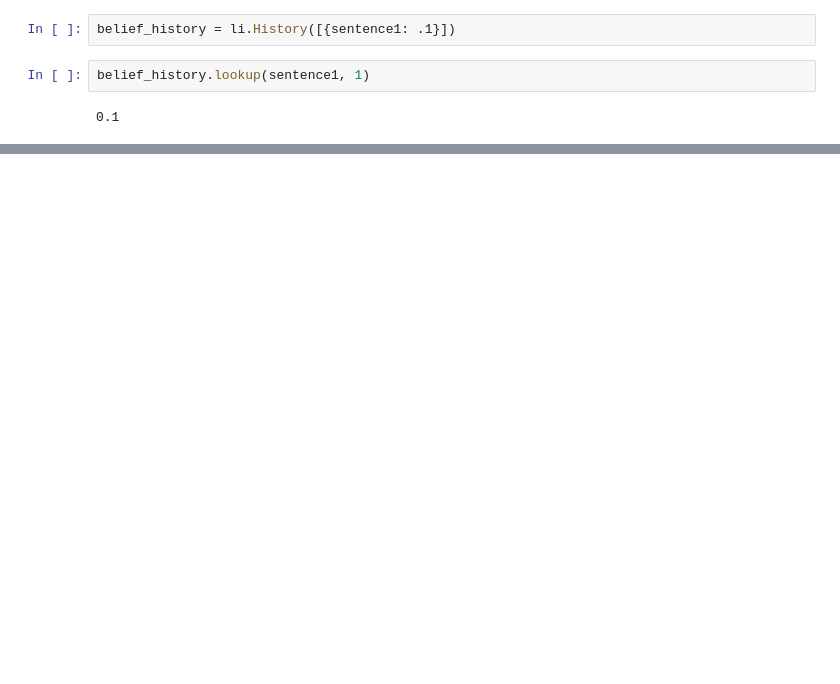
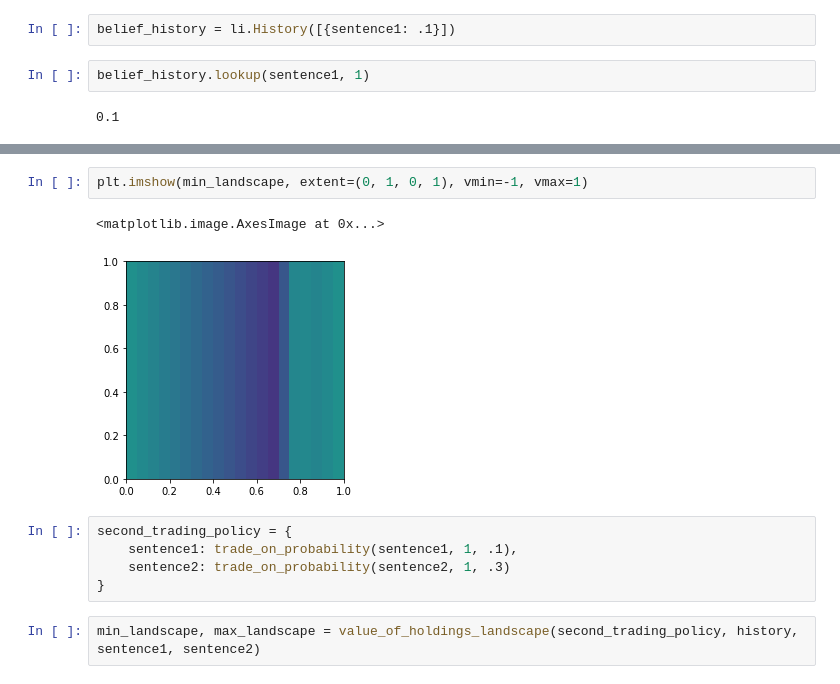
Before and after one commit to monasticacademy/logical-induction, a Jupyter notebook: notebooks/three_updates.ipynb, the cells around one changed output, grey strips where cells are left out. Saved outputs shown, nothing was run; the diff lists cells and outputs as text; blank space fills up the shorter version.

```diff
--- a/notebooks/three_updates.ipynb
+++ b/notebooks/three_updates.ipynb
@@ -47,0 +81,12 @@ first_trading_policy = next(trading_alg(.8))
+# %%
+plt.imshow(min_landscape, extent=(0, 1, 0, 1), vmin=-1, vmax=1)
+# %% [output]
+<matplotlib.image.AxesImage at 0x...>
+[figure, added]
+# %%
+second_trading_policy = {
+    sentence1: trade_on_probability(sentence1, 1, .1),
+    sentence2: trade_on_probability(sentence2, 1, .3)
+}
+# %%
+min_landscape, max_landscape = value_of_holdings_landscape(second_trading_policy, history, sentence1, sentence2)
```
Also changed, not shown: parts of 18 cells of this notebook.
